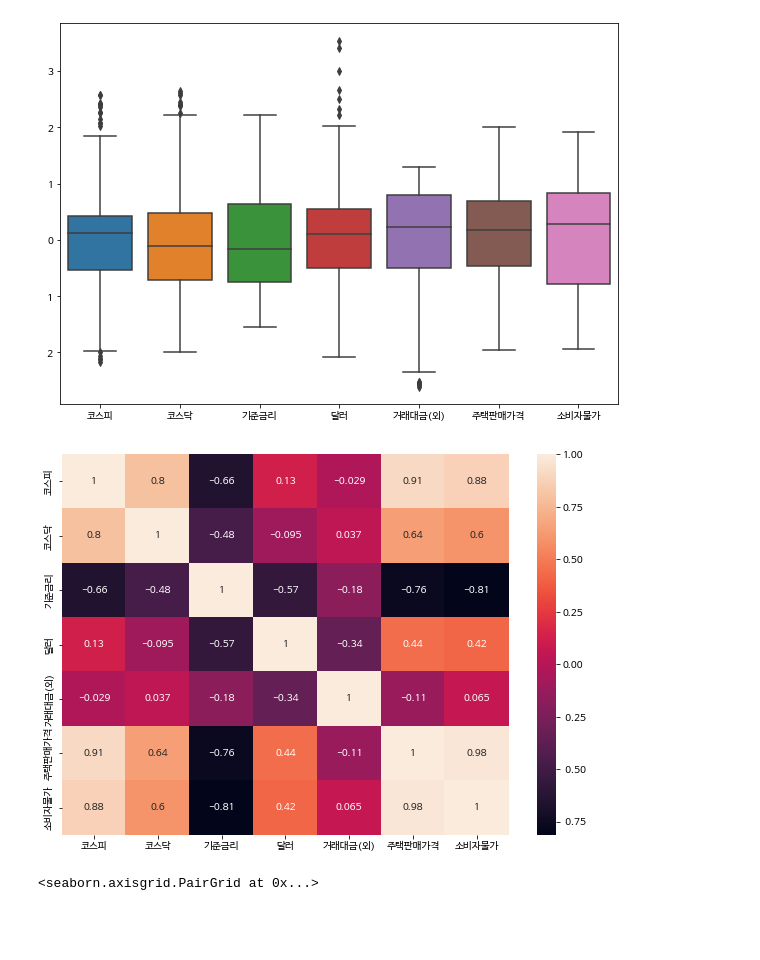
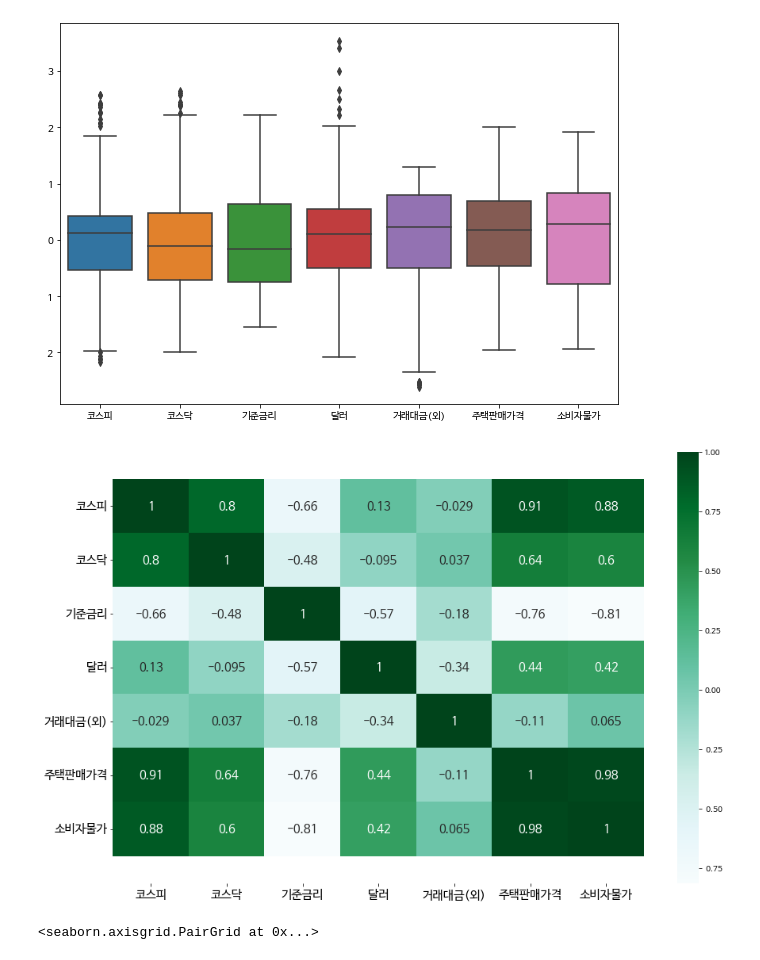
Before and after one commit to ev1025/CS_Project2, a Jupyter notebook: 프로젝트2.ipynb, the cells around one changed output. Saved outputs shown, nothing was run; the diff lists cells and outputs as text; code cells hidden in the pictures; blank space fills up the shorter version.

```diff
--- a/프로젝트2.ipynb
+++ b/프로젝트2.ipynb
@@ -38,6 +38,8 @@ import numpy as np
 import seaborn as sns
 import matplotlib.pyplot as plt
 import copy
-
+plt.rc('font', family='NanumBarunGothic')
 # plt.style.use('seaborn-v0_8_pastel')
 # sns.set_palette('Set3')
+plt.plot([1,2,3,4],[3,5,6,7])
+plt.legend(['폰트 테스트'])
@@ -305,15 +329,17 @@ sns.boxplot(data=month_graph)
 # %%
-plt.figure(figsize =(10,7))
-sns.heatmap(data=month_graph.corr(), annot=True)
+plt.figure(figsize =(15,10))
+sns.heatmap(data=month_graph.corr(), annot=True, cmap = 'BuGn', annot_kws={"size" :15})
+plt.xticks(fontsize = 15)
+plt.yticks(rotation = 'horizontal', fontsize=15)
 
 b, t = plt.ylim() # discover the values for bottom and top
 b += 0.5 # Add 0.5 to the bottom
 t -= 0.5 # Subtract 0.5 from the top
 plt.ylim(b, t) # update the ylim(bottom, top) values
 
 plt.show()
 # %% [output]
-[figure, old version]
+[figure, new version]
 # %%
 sns.pairplot(data=month_graph)
 # %% [output]
```
Also changed, not shown: parts of 24 cells of this notebook.
